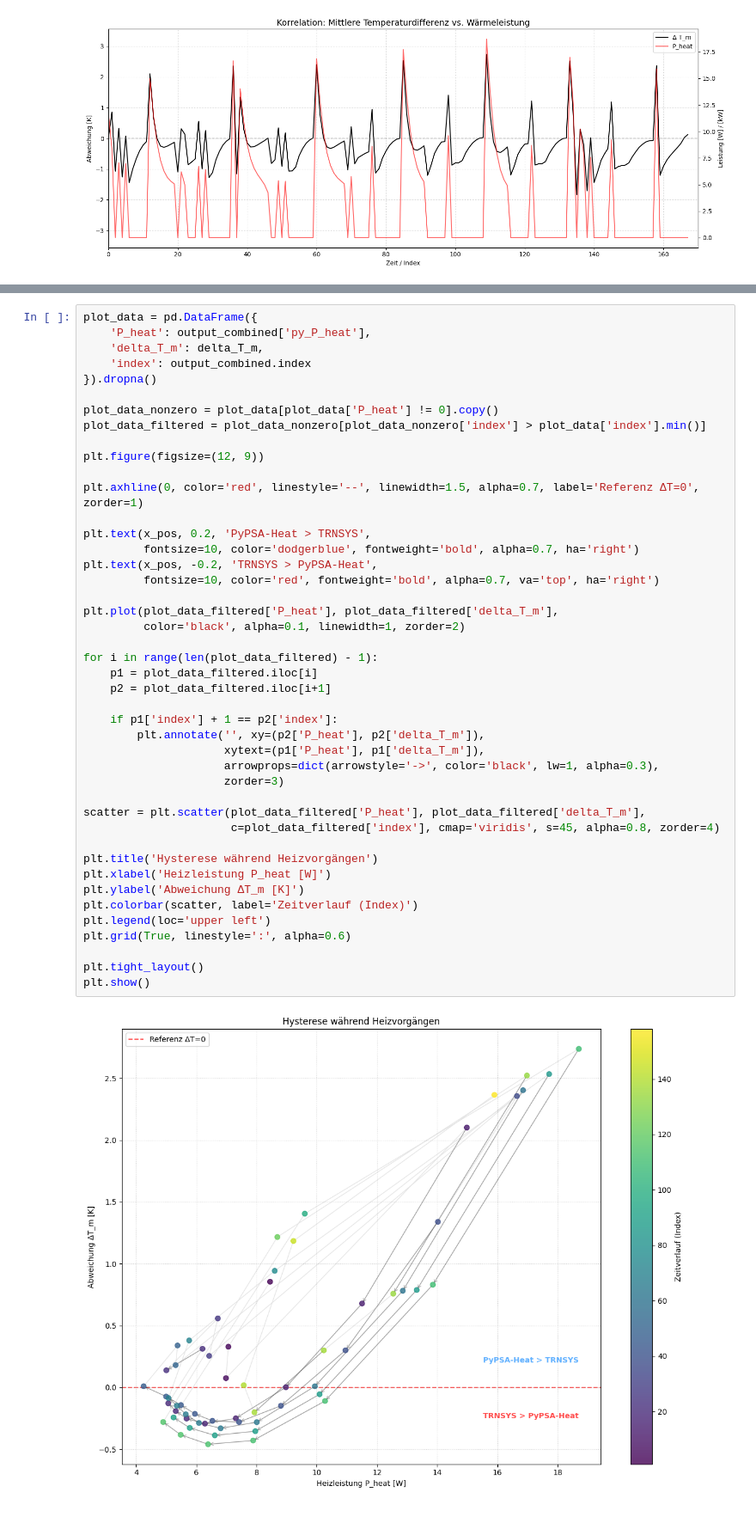
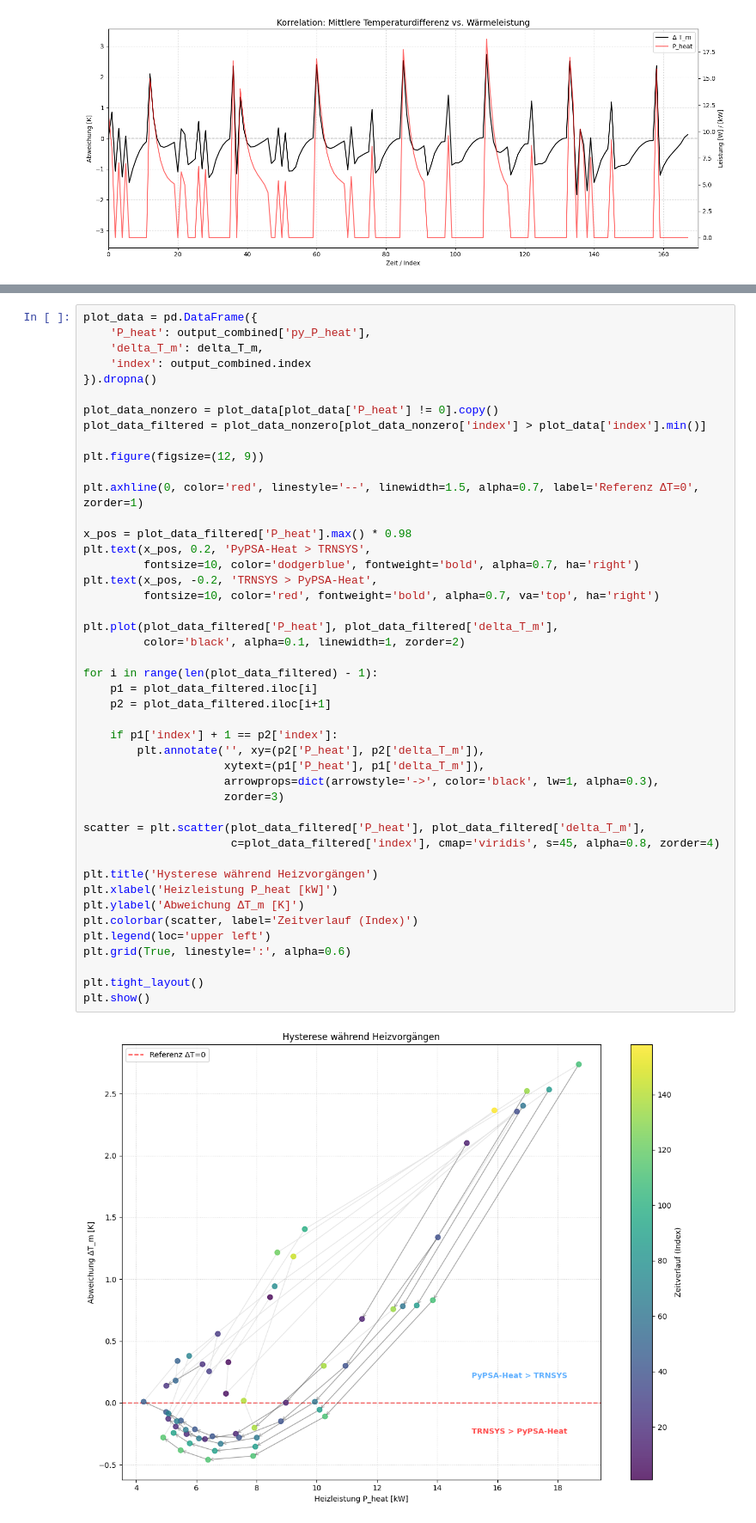
Before and after one commit to choffma8/masterprojektWaermespeicher, a Jupyter notebook: modellierungKonstanterVolumenspeicher.ipynb, the cells around one changed output, grey strips where cells are left out. Shown at 86% size. Cells and saved outputs as stored; diff of their text form.

```diff
--- a/modellierungKonstanterVolumenspeicher.ipynb
+++ b/modellierungKonstanterVolumenspeicher.ipynb
@@ -708,35 +708,36 @@ plt.figure(figsize=(12, 9))
 
 plt.axhline(0, color='red', linestyle='--', linewidth=1.5, alpha=0.7, label='Referenz ΔT=0', zorder=1)
 
+x_pos = plot_data_filtered['P_heat'].max() * 0.98
 plt.text(x_pos, 0.2, 'PyPSA-Heat > TRNSYS',
          fontsize=10, color='dodgerblue', fontweight='bold', alpha=0.7, ha='right')
 plt.text(x_pos, -0.2, 'TRNSYS > PyPSA-Heat',
          fontsize=10, color='red', fontweight='bold', alpha=0.7, va='top', ha='right')
 
 plt.plot(plot_data_filtered['P_heat'], plot_data_filtered['delta_T_m'],
          color='black', alpha=0.1, linewidth=1, zorder=2)
 
 for i in range(len(plot_data_filtered) - 1):
     p1 = plot_data_filtered.iloc[i]
     p2 = plot_data_filtered.iloc[i+1]
 
     if p1['index'] + 1 == p2['index']:
         plt.annotate('', xy=(p2['P_heat'], p2['delta_T_m']),
                      xytext=(p1['P_heat'], p1['delta_T_m']),
                      arrowprops=dict(arrowstyle='->', color='black', lw=1, alpha=0.3),
                      zorder=3)
 
 scatter = plt.scatter(plot_data_filtered['P_heat'], plot_data_filtered['delta_T_m'],
                       c=plot_data_filtered['index'], cmap='viridis', s=45, alpha=0.8, zorder=4)
 
 plt.title('Hysterese während Heizvorgängen')
-plt.xlabel('Heizleistung P_heat [W]')
+plt.xlabel('Heizleistung P_heat [kW]')
 plt.ylabel('Abweichung ΔT_m [K]')
 plt.colorbar(scatter, label='Zeitverlauf (Index)')
 plt.legend(loc='upper left')
 plt.grid(True, linestyle=':', alpha=0.6)
 
 plt.tight_layout()
 plt.show()
 # %% [output]
-[figure, old version]
+[figure, new version]
```
Also changed, not shown: parts of 3 cells of this notebook, 1 other file.
